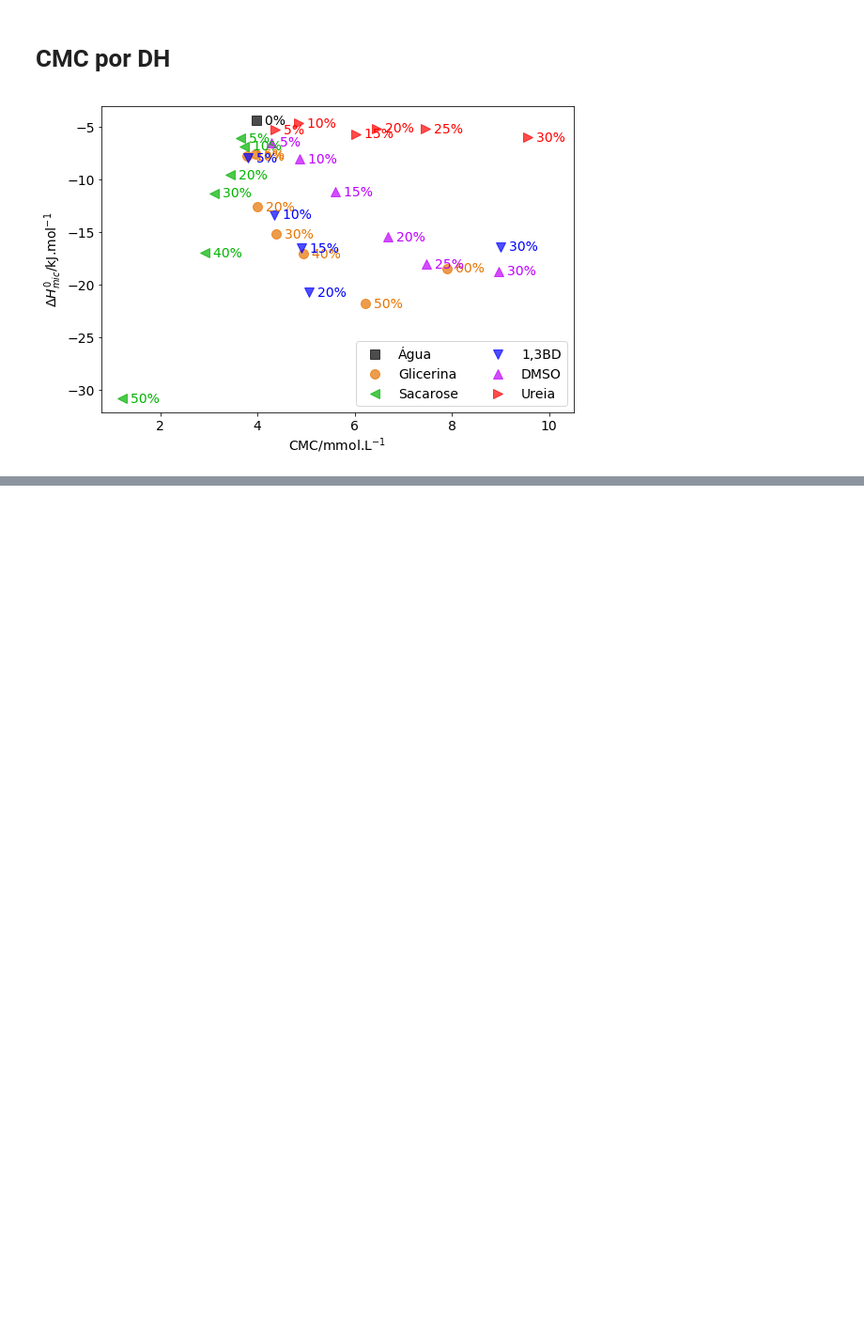
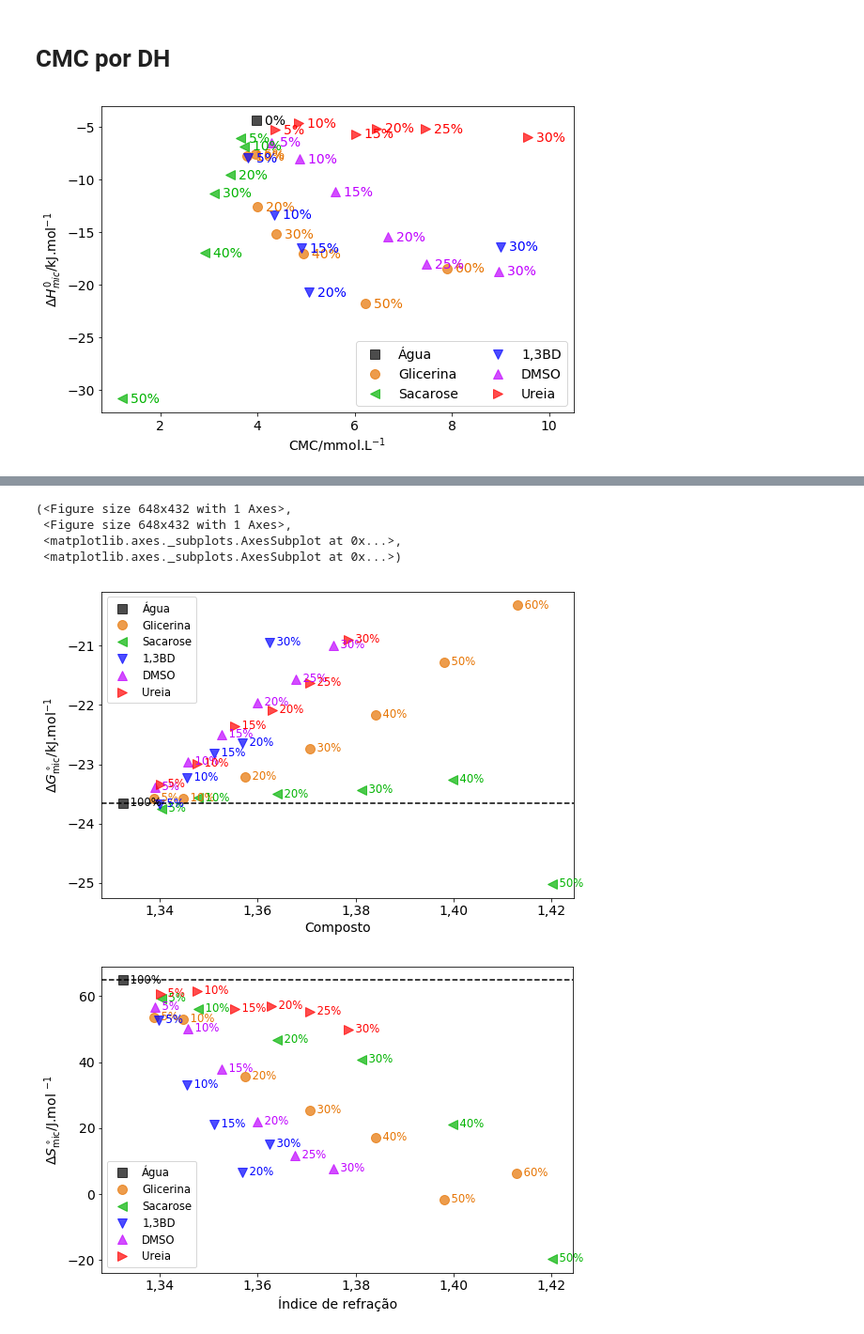
Before and after one commit to KarlClinckspoor/Tese, a Jupyter notebook: imagens/notebooks/dados experimentais/cmc_ttab/Plotar CMC DH.ipynb, the cells around one changed output, grey strips where cells are left out. Shown at 94% size. Drawn from its saved outputs; the diff is of its cells as text; code cells hidden in the pictures; blank space fills up the shorter version.

```diff
--- a/imagens/notebooks/dados experimentais/cmc_ttab/Plotar CMC DH.ipynb
+++ b/imagens/notebooks/dados experimentais/cmc_ttab/Plotar CMC DH.ipynb
@@ -302,0 +372,40 @@ fig.savefig(img_path + 'DH_por_cmc.pdf')
+# %%
+MMs = {
+    'Ureia':60.0553,
+    'Água':18.01528,
+    'Glicerina':92.09382,
+    'Sacarose':342.2965,
+    'DMSO':78.13,
+    '1,3BD':90.122
+}
+
+def apply_MM(string):
+    return MMs[string]
+
+dados['MM'] = dados['Composto'].apply(apply_MM)
+dados['n adit'] = (
+                dados['Concentração (% m/m)'] / 100  # Porcentagem
+                                              * 1000 # 1000 g -> g de aditivo
+                                       / dados['MM'] # n de aditivo
+
+                    )
+dados['n agua'] = (
+            (100 - dados['Concentração (% m/m)']) / 100 # 100% - % adit / %
+                                                 * 1000 # 1000g -> g de água
+                                      / MMs['Água']     # n de água
+)
+#dados['n agua'] = (100 - dados['Concentração (% m/m)']) / 100 * 1000 / MMs['Água'] # em 1 litro (1kg, aprox)
+dados['n surf'] = (
+    dados['cmc/mM'] * 1E-3    # mol/L
+          # d = m/v; v = m / d; m = 1000
+)
+#dados['n surf'] = dados['cmc/mM'] * 1E-3 # mol em 1 litro (1kg, aprox)
+
+dados['X surf'] = dados['n surf'] / (dados['n adit'] + dados['n agua'])
+
+# Usa a CMC em fração molar de monômero
+dados['DG_2'] = R * T * np.log(dados['X surf']) / 1000
+dados['TDS_2'] = dados['DeltaH/kJ.mol-1'] - dados['DG_2']
+dados['DS_2'] = dados['TDS_2'] / T * 1000
+
+dados
@@ -302,0 +573,10 @@ fig.savefig(img_path + 'DH_por_cmc.pdf')
+# %%
+#Índice de refração 	Viscosidade 	Cte dielétrica 	Param Gordon
+plot_comparisons('Índice de refração', 'Índice de refração')
+# %% [output]
+(<Figure size 648x432 with 1 Axes>,
+ <Figure size 648x432 with 1 Axes>,
+ <matplotlib.axes._subplots.AxesSubplot at 0x...>,
+ <matplotlib.axes._subplots.AxesSubplot at 0x...>)
+[figure, added]
+[figure, added]
```
Also changed, not shown: parts of 12 cells of this notebook, 11 other files.
